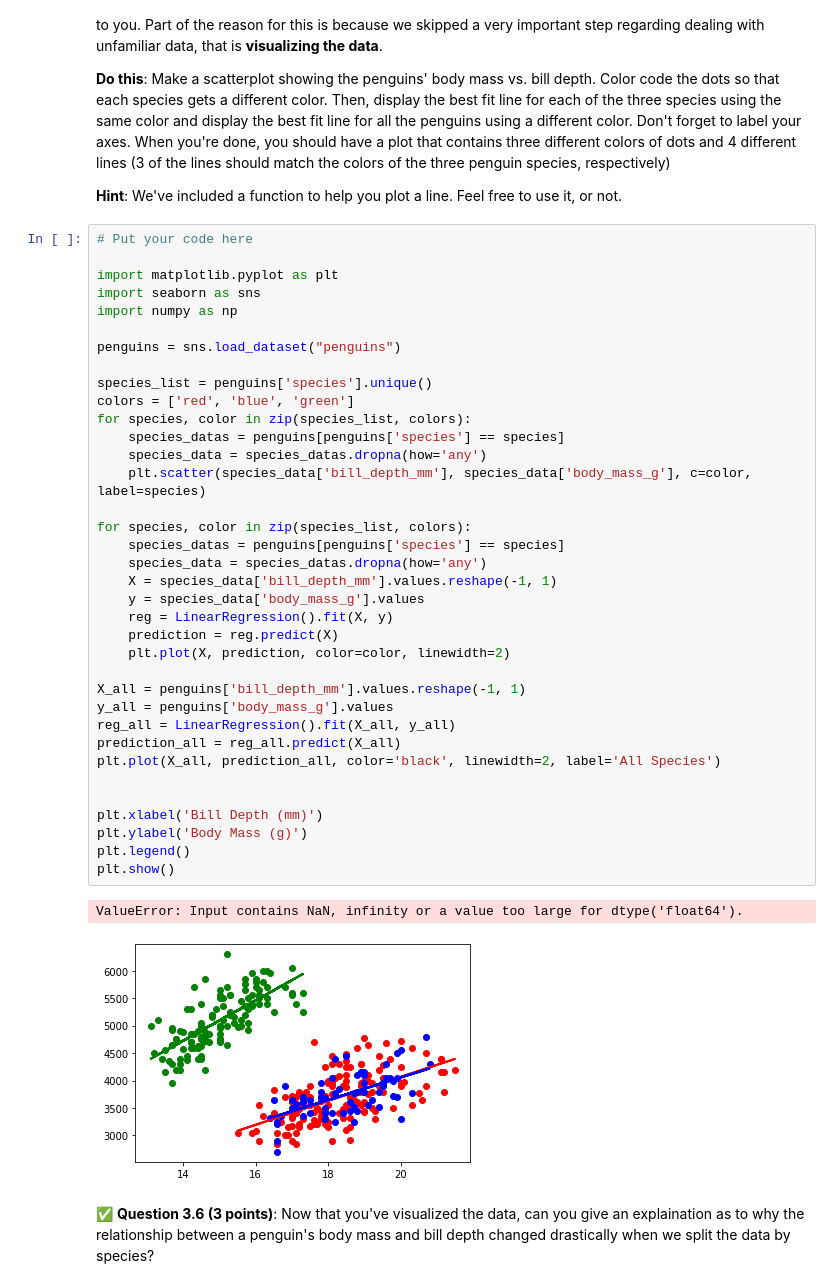
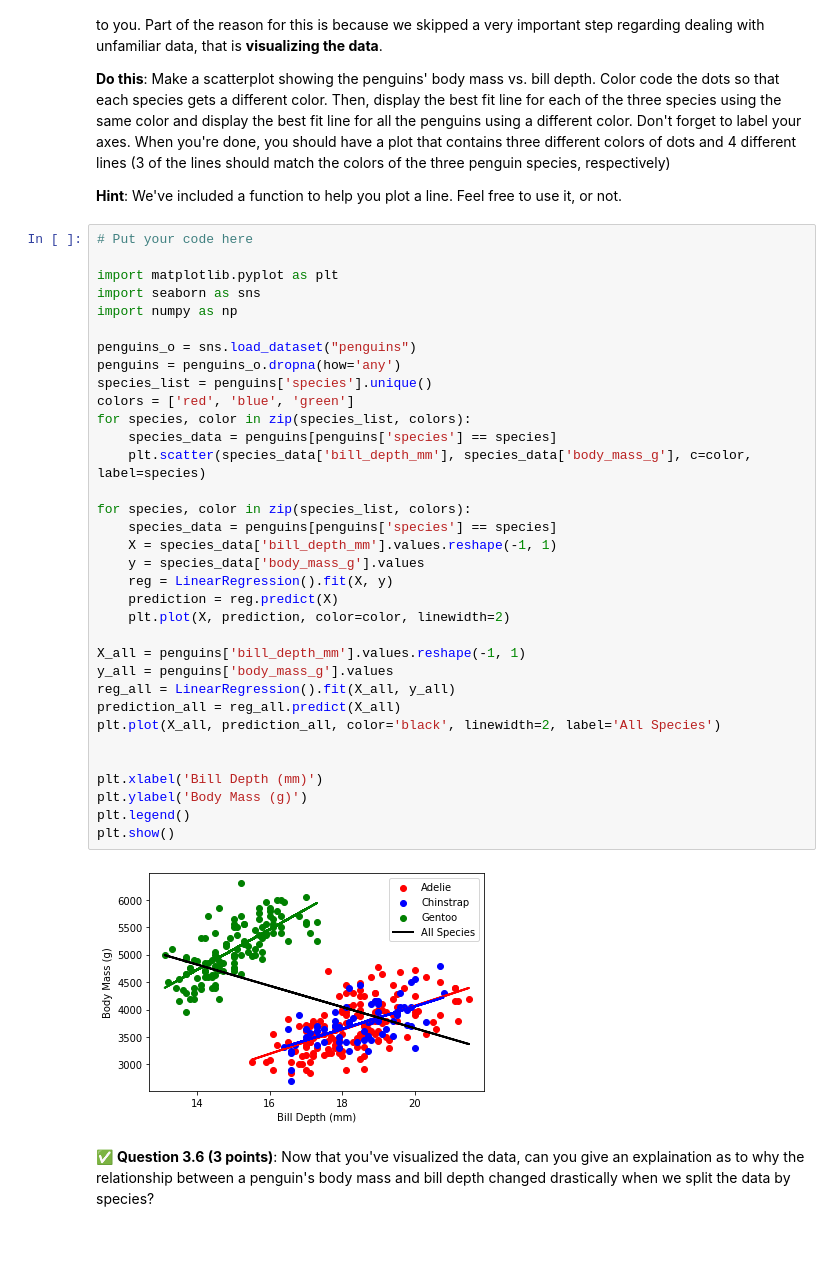
Before and after one commit to mtzoro/CMSE202-f23-turnin, a Jupyter notebook: hw-03/HW-03_Regression-STUDENT.ipynb, the cells around one changed output. Saved outputs shown, nothing was run; the diff lists cells and outputs as text; blank space fills up the shorter version.

```diff
--- a/hw-03/HW-03_Regression-STUDENT.ipynb
+++ b/hw-03/HW-03_Regression-STUDENT.ipynb
@@ -317,41 +317,38 @@ In all cases, the p-value for the bill depth coefficient is less than 0.05, sugg
 # Put your code here
 
 import matplotlib.pyplot as plt
 import seaborn as sns
 import numpy as np
 
-penguins = sns.load_dataset("penguins")
-
+penguins_o = sns.load_dataset("penguins")
+penguins = penguins_o.dropna(how='any')
 species_list = penguins['species'].unique()
 colors = ['red', 'blue', 'green']
 for species, color in zip(species_list, colors):
-    species_datas = penguins[penguins['species'] == species]
-    species_data = species_datas.dropna(how='any')
+    species_data = penguins[penguins['species'] == species]
     plt.scatter(species_data['bill_depth_mm'], species_data['body_mass_g'], c=color, label=species)
 
 for species, color in zip(species_list, colors):
-    species_datas = penguins[penguins['species'] == species]
-    species_data = species_datas.dropna(how='any')
+    species_data = penguins[penguins['species'] == species]
     X = species_data['bill_depth_mm'].values.reshape(-1, 1)
     y = species_data['body_mass_g'].values
     reg = LinearRegression().fit(X, y)
     prediction = reg.predict(X)
     plt.plot(X, prediction, color=color, linewidth=2)
 
 X_all = penguins['bill_depth_mm'].values.reshape(-1, 1)
 y_all = penguins['body_mass_g'].values
 reg_all = LinearRegression().fit(X_all, y_all)
 prediction_all = reg_all.predict(X_all)
 plt.plot(X_all, prediction_all, color='black', linewidth=2, label='All Species')
 
 
 plt.xlabel('Bill Depth (mm)')
 plt.ylabel('Body Mass (g)')
 plt.legend()
 plt.show()
 # %% [output]
-ValueError: Input contains NaN, infinity or a value too large for dtype('float64').
-[figure, old version]
+[figure, new version]
 # %% [markdown]
 &#9989;  **Question 3.6 (3 points)**: Now that you've visualized the data, can you give an explaination as to why the relationship between a penguin's body mass and bill depth changed drastically when we split the data by species?
 # %% [markdown]
```
Also changed, not shown: parts of 12 cells of this notebook.
